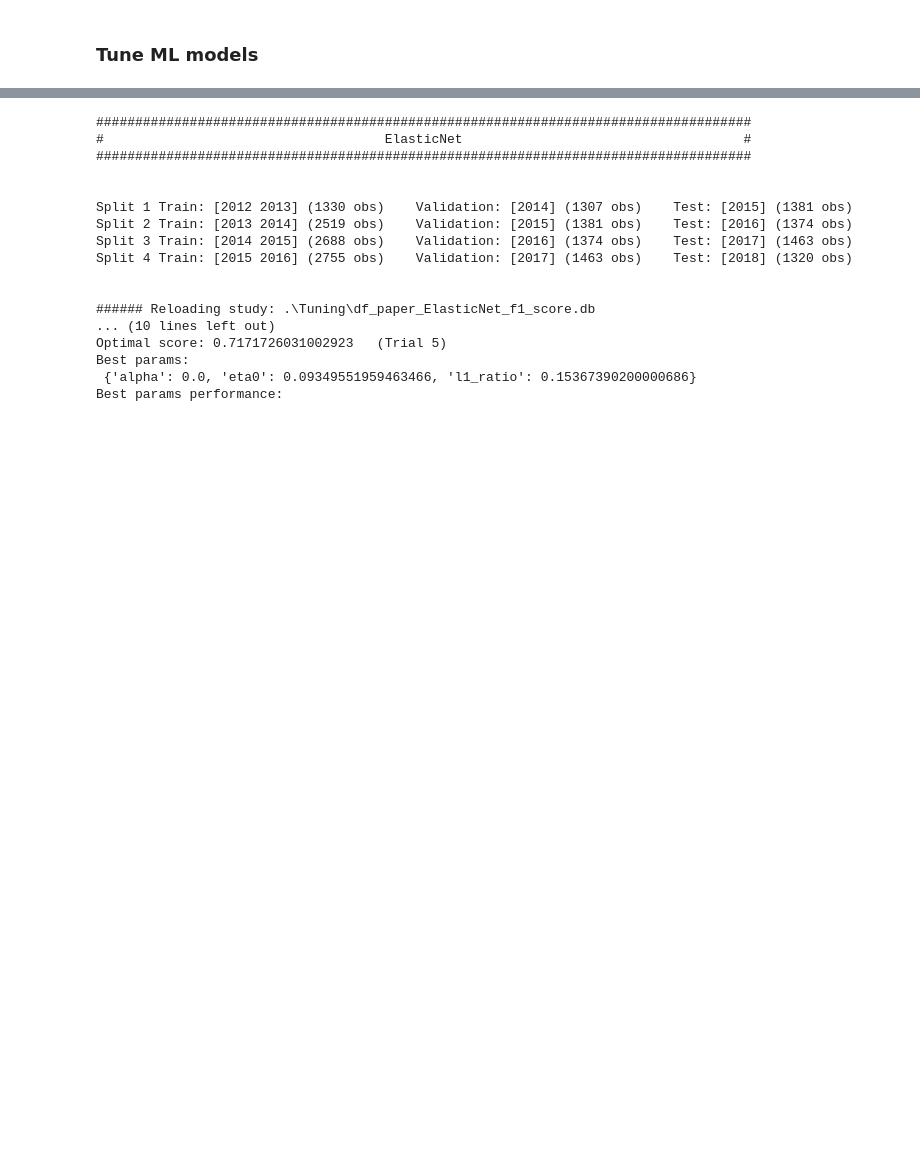
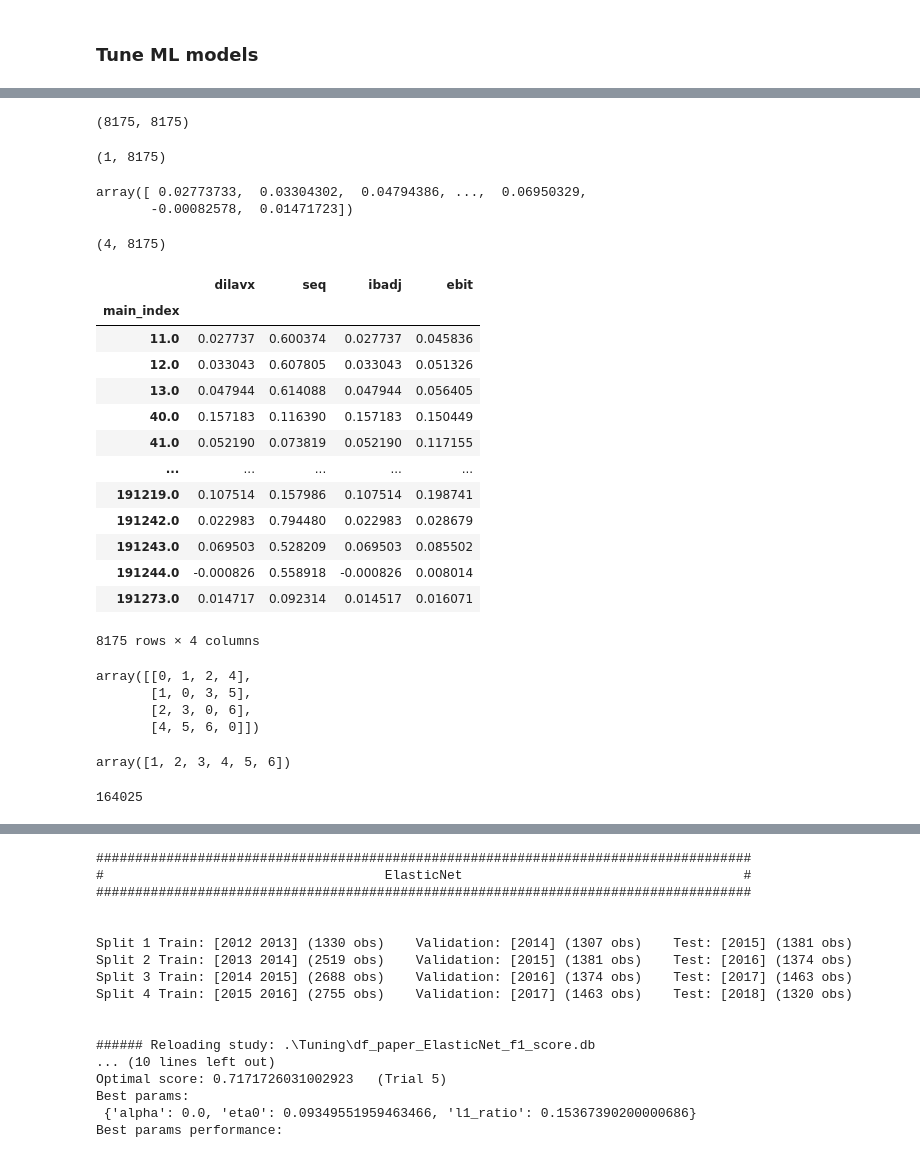
Before and after one commit to AleBitetto/WRDS_accounting, a Jupyter notebook: Predict with ML.ipynb, the cells around one changed output, grey strips where cells are left out. Cells and saved outputs as stored; diff of their text form; code cells hidden in the pictures; blank space fills up the shorter version.

```diff
--- a/Predict with ML.ipynb
+++ b/Predict with ML.ipynb
@@ -221,0 +647,8 @@ Best params:
+# %%
+df = df_pred.drop(columns=['fyear', 'y']).iloc[:, 0:4]
+
+dist_vect=[]
+for i, col_i in enumerate(df.columns):
+    for j, col_j in enumerate(df.columns):
+        if i < j:
+            dist_vect.append(distance_matrix(df[col_i].values.reshape(1, -1), df[col_j].values.reshape(1, -1))[0][0])
@@ -221,0 +662,13 @@ Best params:
+# %%
+distance_matrix(df[col_i].values.reshape(-1, 1), df[col_j].values.reshape(-1, 1)).shape
+# %% [output]
+(8175, 8175)
+# %%
+df[col_i].values.reshape(1, -1).shape
+# %% [output]
+(1, 8175)
+# %%
+df[col_j].values
+# %% [output]
+array([ 0.02773733,  0.03304302,  0.04794386, ...,  0.06950329,
+       -0.00082578,  0.01471723])
@@ -221,0 +677,36 @@ Best params:
+# %%
+df.values.T.shape
+# %% [output]
+(4, 8175)
+# %%
+df
+# %% [output]
+|  | dilavx | seq | ibadj | ebit |
+| main_index |  |  |  |  |
+| 11.0 | 0.027737 | 0.600374 | 0.027737 | 0.045836 |
+| 12.0 | 0.033043 | 0.607805 | 0.033043 | 0.051326 |
+| 13.0 | 0.047944 | 0.614088 | 0.047944 | 0.056405 |
+| 40.0 | 0.157183 | 0.116390 | 0.157183 | 0.150449 |
+| 41.0 | 0.052190 | 0.073819 | 0.052190 | 0.117155 |
+| ... | ... | ... | ... | ... |
+| 191219.0 | 0.107514 | 0.157986 | 0.107514 | 0.198741 |
+| 191242.0 | 0.022983 | 0.794480 | 0.022983 | 0.028679 |
+| 191243.0 | 0.069503 | 0.528209 | 0.069503 | 0.085502 |
+| 191244.0 | -0.000826 | 0.558918 | -0.000826 | 0.008014 |
+| 191273.0 | 0.014717 | 0.092314 | 0.014517 | 0.016071 |
+8175 rows × 4 columns
+# %%
+squareform([1,2,4,3,5,6])
+# %% [output]
+array([[0, 1, 2, 4],
+       [1, 0, 3, 5],
+       [2, 3, 0, 6],
+       [4, 5, 6, 0]])
+# %%
+squareform(squareform([1,2,3,4,5,6]))
+# %% [output]
+array([1, 2, 3, 4, 5, 6])
+# %%
+corr.shape[0]**2
+# %% [output]
+164025
```
Also changed, not shown: parts of 30 cells of this notebook, 1 other file.
